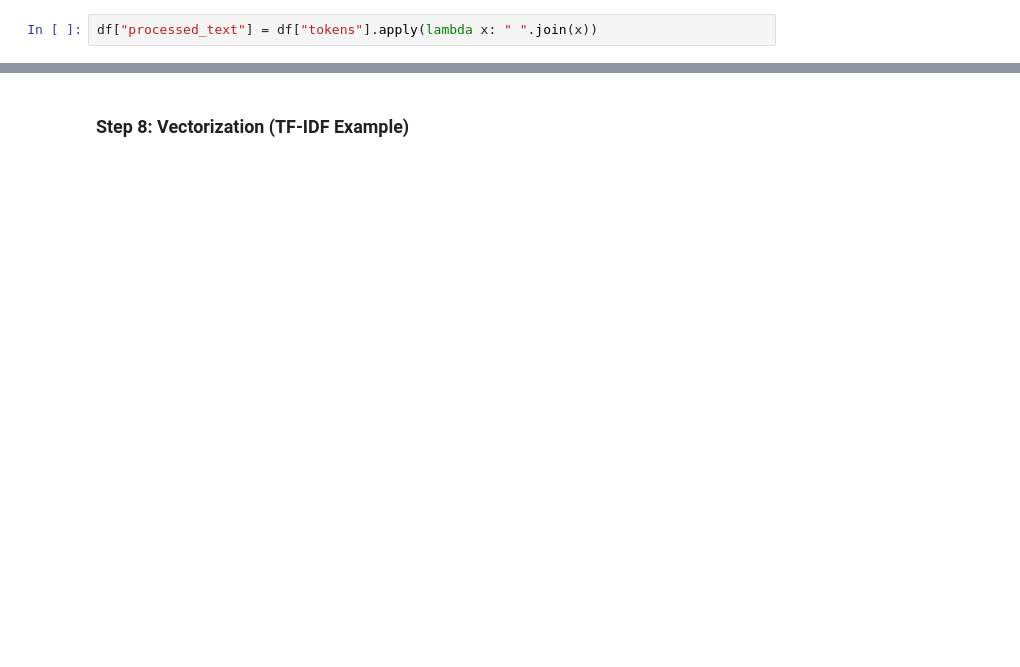
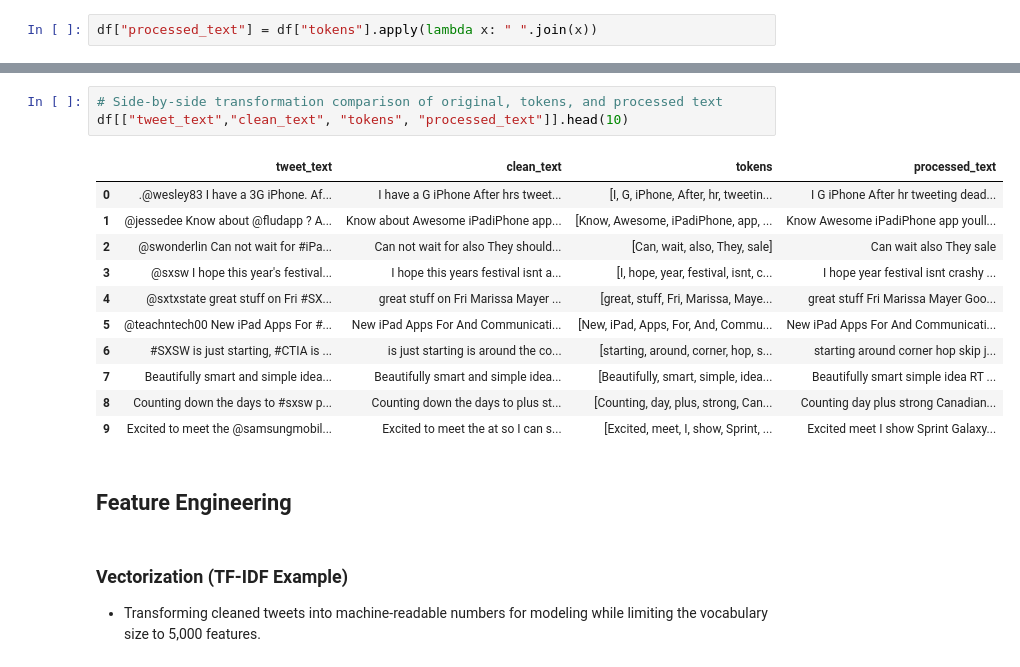
Before and after one commit to Hafsa-mohamed-Ad3n/Sentimental-Analysis-of-Tweets, a Jupyter notebook: tweets_analysis.ipynb, the cells around one changed output, grey strips where cells are left out. Saved outputs shown, nothing was run; the diff lists cells and outputs as text; blank space fills up the shorter version.

```diff
--- a/tweets_analysis.ipynb
+++ b/tweets_analysis.ipynb
@@ -152,3 +380,22 @@ df["processed_text"] = df["tokens"].apply(lambda x: " ".join(x))
+# %%
+# Side-by-side transformation comparison of original, tokens, and processed text
+df[["tweet_text","clean_text", "tokens", "processed_text"]].head(10)
+# %% [output]
+|  | tweet_text | clean_text | tokens | processed_text |
+| 0 | .@wesley83 I have a 3G iPhone. Af... | I have a G iPhone After hrs tweet... | [I, G, iPhone, After, hr, tweetin... | I G iPhone After hr tweeting dead... |
+| 1 | @jessedee Know about @fludapp ? A... | Know about Awesome iPadiPhone app... | [Know, Awesome, iPadiPhone, app, ... | Know Awesome iPadiPhone app youll... |
+| 2 | @swonderlin Can not wait for #iPa... | Can not wait for also They should... | [Can, wait, also, They, sale] | Can wait also They sale |
+| 3 | @sxsw I hope this year's festival... | I hope this years festival isnt a... | [I, hope, year, festival, isnt, c... | I hope year festival isnt crashy ... |
+| 4 | @sxtxstate great stuff on Fri #SX... | great stuff on Fri Marissa Mayer ... | [great, stuff, Fri, Marissa, Maye... | great stuff Fri Marissa Mayer Goo... |
+| 5 | @teachntech00 New iPad Apps For #... | New iPad Apps For And Communicati... | [New, iPad, Apps, For, And, Commu... | New iPad Apps For And Communicati... |
+| 6 | #SXSW is just starting, #CTIA is ... | is just starting is around the co... | [starting, around, corner, hop, s... | starting around corner hop skip j... |
+| 7 | Beautifully smart and simple idea... | Beautifully smart and simple idea... | [Beautifully, smart, simple, idea... | Beautifully smart simple idea RT ... |
+| 8 | Counting down the days to #sxsw p... | Counting down the days to plus st... | [Counting, day, plus, strong, Can... | Counting day plus strong Canadian... |
+| 9 | Excited to meet the @samsungmobil... | Excited to meet the at so I can s... | [Excited, meet, I, show, Sprint, ... | Excited meet I show Sprint Galaxy... |
+# %% [markdown]
+## Feature Engineering
 # %% [markdown]
-### Step 8: Vectorization (TF-IDF Example)
+###  Vectorization (TF-IDF Example)
+
+- Transforming cleaned tweets into machine-readable numbers for modeling while limiting the vocabulary size to 5,000 features.
 # %%
```
Also changed, not shown: parts of 40 cells of this notebook.
